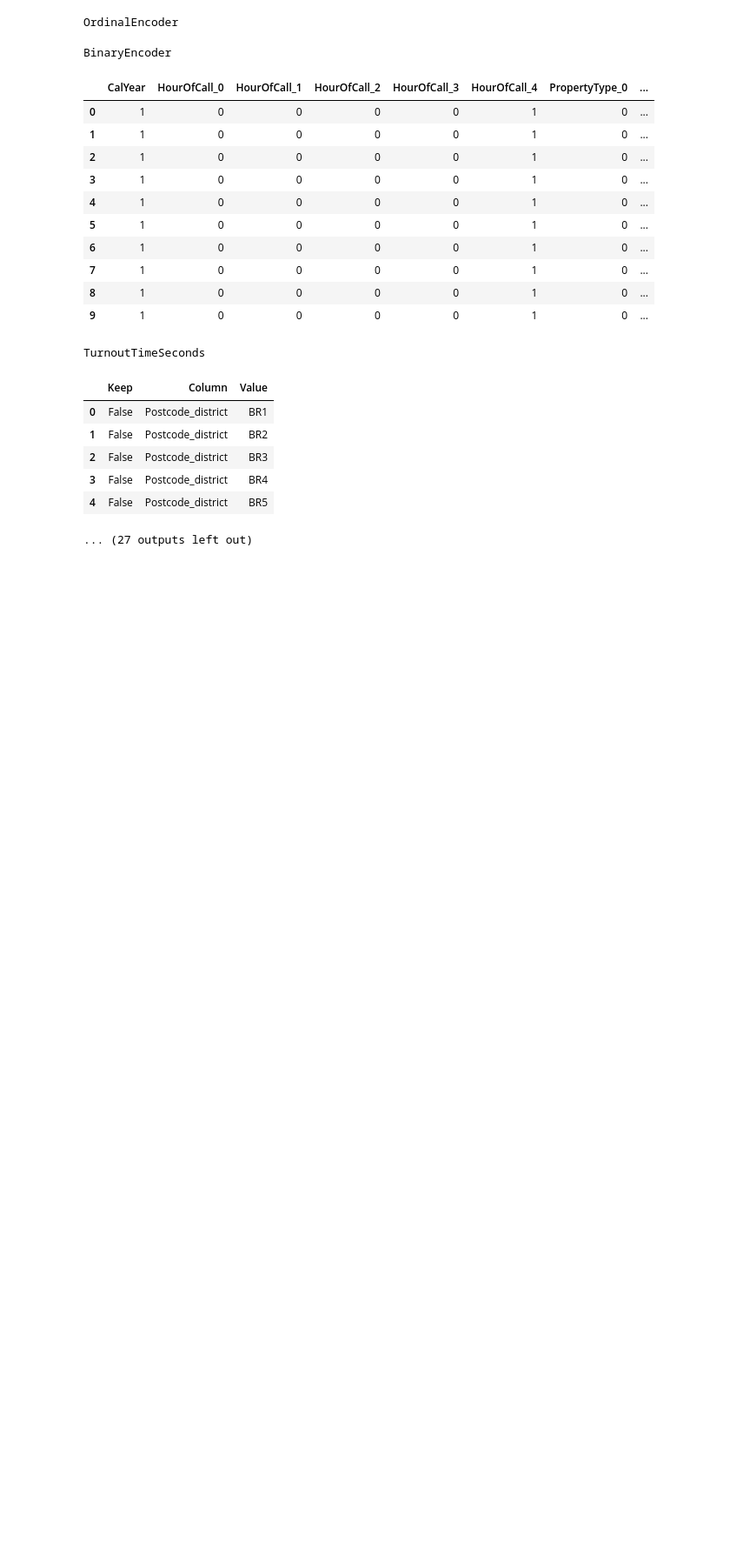
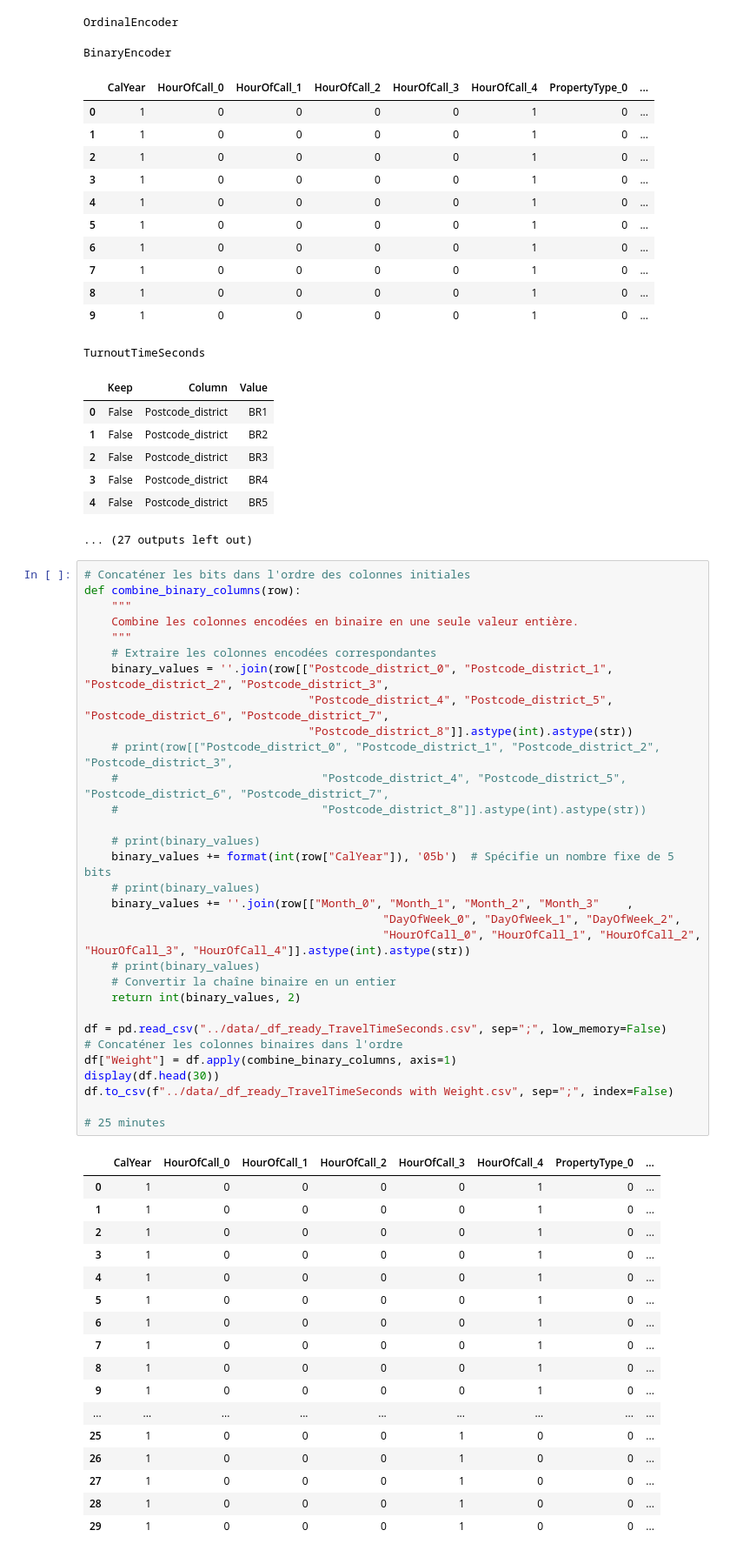
Before and after one commit to ymag-creator/datascientist-project, a Jupyter notebook: notebooks/PreProcessing 3 Finalize 3 Datasets.ipynb, the cells around one changed output. Shown: that part at 87% size. Cells and saved outputs as stored; diff of their text form; blank space fills up the shorter version.

Commit message:
Ajout d'un Dataset avec une colonne Weight pour TravelTime, pour utiliser KNN avec un poids custom

```diff
--- a/notebooks/PreProcessing 3 Finalize 3 Datasets.ipynb
+++ b/notebooks/PreProcessing 3 Finalize 3 Datasets.ipynb
@@ -203,3 +203,52 @@ TurnoutTimeSeconds
 | 3 | False | Postcode_district | BR4 |
 | 4 | False | Postcode_district | BR5 |
 ... (27 outputs left out)
+# %%
+# Concaténer les bits dans l'ordre des colonnes initiales
+def combine_binary_columns(row):
+    """
+    Combine les colonnes encodées en binaire en une seule valeur entière.
+    """
+    # Extraire les colonnes encodées correspondantes
+    binary_values = ''.join(row[["Postcode_district_0", "Postcode_district_1", "Postcode_district_2", "Postcode_district_3",
+                                 "Postcode_district_4", "Postcode_district_5", "Postcode_district_6", "Postcode_district_7",
+                                 "Postcode_district_8"]].astype(int).astype(str))
+    # print(row[["Postcode_district_0", "Postcode_district_1", "Postcode_district_2", "Postcode_district_3",
+    #                              "Postcode_district_4", "Postcode_district_5", "Postcode_district_6", "Postcode_district_7",
+    #                              "Postcode_district_8"]].astype(int).astype(str))
+
+    # print(binary_values)
+    binary_values += format(int(row["CalYear"]), '05b')  # Spécifie un nombre fixe de 5 bits
+    # print(binary_values)
+    binary_values += ''.join(row[["Month_0", "Month_1", "Month_2", "Month_3"	,
+                                            "DayOfWeek_0", "DayOfWeek_1", "DayOfWeek_2",
+                                            "HourOfCall_0", "HourOfCall_1", "HourOfCall_2", "HourOfCall_3", "HourOfCall_4"]].astype(int).astype(str))
+    # print(binary_values)
+    # Convertir la chaîne binaire en un entier
+    return int(binary_values, 2)
+
+df = pd.read_csv("../data/_df_ready_TravelTimeSeconds.csv", sep=";", low_memory=False)
+# Concaténer les colonnes binaires dans l'ordre
+df["Weight"] = df.apply(combine_binary_columns, axis=1)
+display(df.head(30))
+df.to_csv(f"../data/_df_ready_TravelTimeSeconds with Weight.csv", sep=";", index=False)
+
+# 25 minutes
+# %% [output]
+|  | CalYear | HourOfCall_0 | HourOfCall_1 | HourOfCall_2 | HourOfCall_3 | HourOfCall_4 | PropertyType_0 | ... |
+| 0 | 1 | 0 | 0 | 0 | 0 | 1 | 0 | ... |
+| 1 | 1 | 0 | 0 | 0 | 0 | 1 | 0 | ... |
+| 2 | 1 | 0 | 0 | 0 | 0 | 1 | 0 | ... |
+| 3 | 1 | 0 | 0 | 0 | 0 | 1 | 0 | ... |
+| 4 | 1 | 0 | 0 | 0 | 0 | 1 | 0 | ... |
+| 5 | 1 | 0 | 0 | 0 | 0 | 1 | 0 | ... |
+| 6 | 1 | 0 | 0 | 0 | 0 | 1 | 0 | ... |
+| 7 | 1 | 0 | 0 | 0 | 0 | 1 | 0 | ... |
+| 8 | 1 | 0 | 0 | 0 | 0 | 1 | 0 | ... |
+| 9 | 1 | 0 | 0 | 0 | 0 | 1 | 0 | ... |
+| ... | ... | ... | ... | ... | ... | ... | ... | ... |
+| 25 | 1 | 0 | 0 | 0 | 1 | 0 | 0 | ... |
+| 26 | 1 | 0 | 0 | 0 | 1 | 0 | 0 | ... |
+| 27 | 1 | 0 | 0 | 0 | 1 | 0 | 0 | ... |
+| 28 | 1 | 0 | 0 | 0 | 1 | 0 | 0 | ... |
+| 29 | 1 | 0 | 0 | 0 | 1 | 0 | 0 | ... |
```
